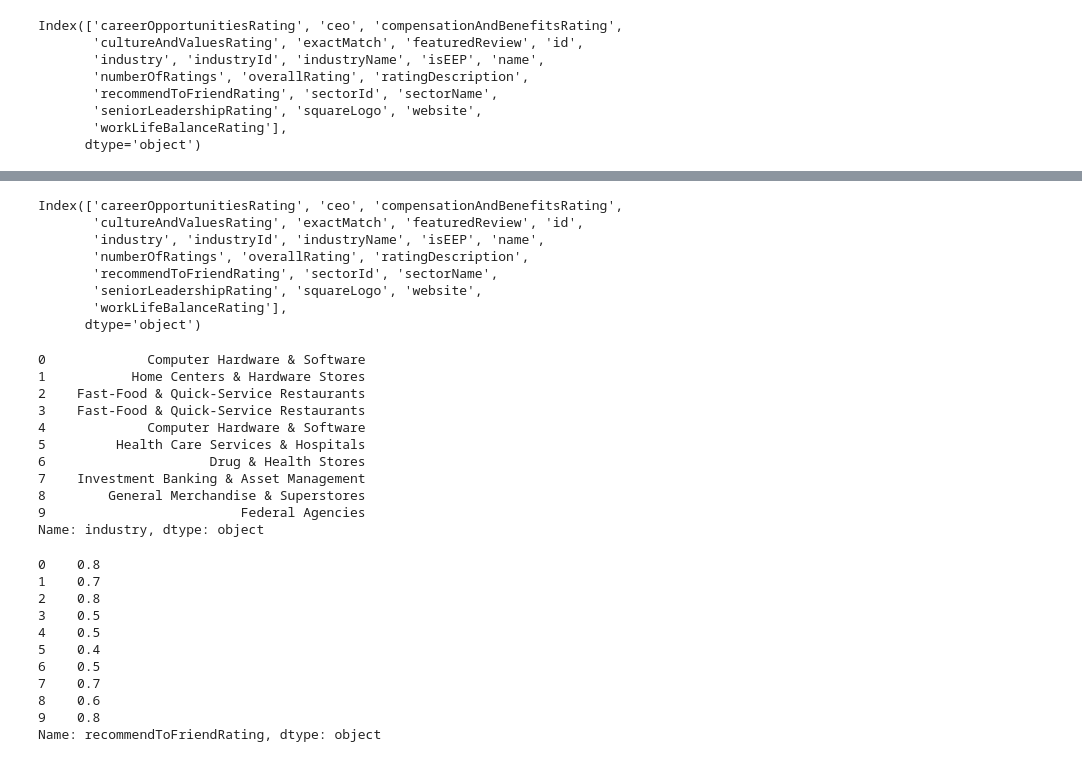
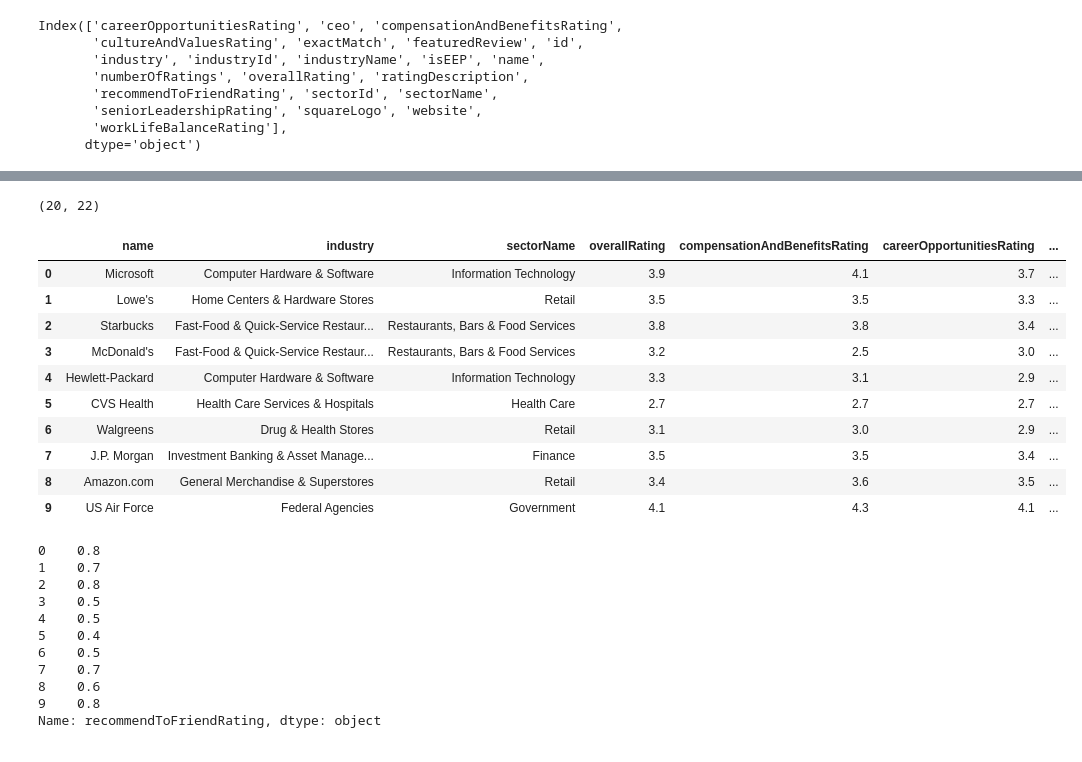
Before and after one commit to voxmenthe/GrapesNCheetos, a Jupyter notebook: JSON Reading.ipynb, the cells around one changed output, grey strips where cells are left out. Cells and saved outputs as stored; diff of their text form; code cells hidden in the pictures.

```diff
--- a/JSON Reading.ipynb
+++ b/JSON Reading.ipynb
@@ -31,30 +118,21 @@ Name: cultureAndValuesRating, dtype: object
-# %%
-page2 = pd.read_json('/Users/jeffcoggshall/Dropbox/McNultyTeam1/data/employerdata_2.json')
-df2 = pd.DataFrame(page2["response"].ix["employers"])
-df2.columns
-# %% [output]
-Index(['careerOpportunitiesRating', 'ceo', 'compensationAndBenefitsRating',
-       'cultureAndValuesRating', 'exactMatch', 'featuredReview', 'id',
-       'industry', 'industryId', 'industryName', 'isEEP', 'name',
-       'numberOfRatings', 'overallRating', 'ratingDescription',
-       'recommendToFriendRating', 'sectorId', 'sectorName',
-       'seniorLeadershipRating', 'squareLogo', 'website',
-       'workLifeBalanceRating'],
-      dtype='object')
-# %%
-df2["industry"]
-# %% [output]
-0             Computer Hardware & Software
-1           Home Centers & Hardware Stores
-2    Fast-Food & Quick-Service Restaurants
-3    Fast-Food & Quick-Service Restaurants
-4             Computer Hardware & Software
-5         Health Care Services & Hospitals
-6                     Drug & Health Stores
-7    Investment Banking & Asset Management
-8        General Merchandise & Superstores
-9                         Federal Agencies
-Name: industry, dtype: object
+# %%
+df12.shape
+# %% [output]
+(20, 22)
+# %%
+organized_df.head(10)
+# %% [output]
+|  | name | industry | sectorName | overallRating | compensationAndBenefitsRating | careerOpportunitiesRating | ... |
+| 0 | Microsoft | Computer Hardware & Software | Information Technology | 3.9 | 4.1 | 3.7 | ... |
+| 1 | Lowe's | Home Centers & Hardware Stores | Retail | 3.5 | 3.5 | 3.3 | ... |
+| 2 | Starbucks | Fast-Food & Quick-Service Restaur... | Restaurants, Bars & Food Services | 3.8 | 3.8 | 3.4 | ... |
+| 3 | McDonald's | Fast-Food & Quick-Service Restaur... | Restaurants, Bars & Food Services | 3.2 | 2.5 | 3.0 | ... |
+| 4 | Hewlett-Packard | Computer Hardware & Software | Information Technology | 3.3 | 3.1 | 2.9 | ... |
+| 5 | CVS Health | Health Care Services & Hospitals | Health Care | 2.7 | 2.7 | 2.7 | ... |
+| 6 | Walgreens | Drug & Health Stores | Retail | 3.1 | 3.0 | 2.9 | ... |
+| 7 | J.P. Morgan | Investment Banking & Asset Manage... | Finance | 3.5 | 3.5 | 3.4 | ... |
+| 8 | Amazon.com | General Merchandise & Superstores | Retail | 3.4 | 3.6 | 3.5 | ... |
+| 9 | US Air Force | Federal Agencies | Government | 4.1 | 4.3 | 4.1 | ... |
 # %%
 df2["recommendToFriendRating"]
 # %% [output]
```
Also changed, not shown: parts of 19 cells of this notebook.
